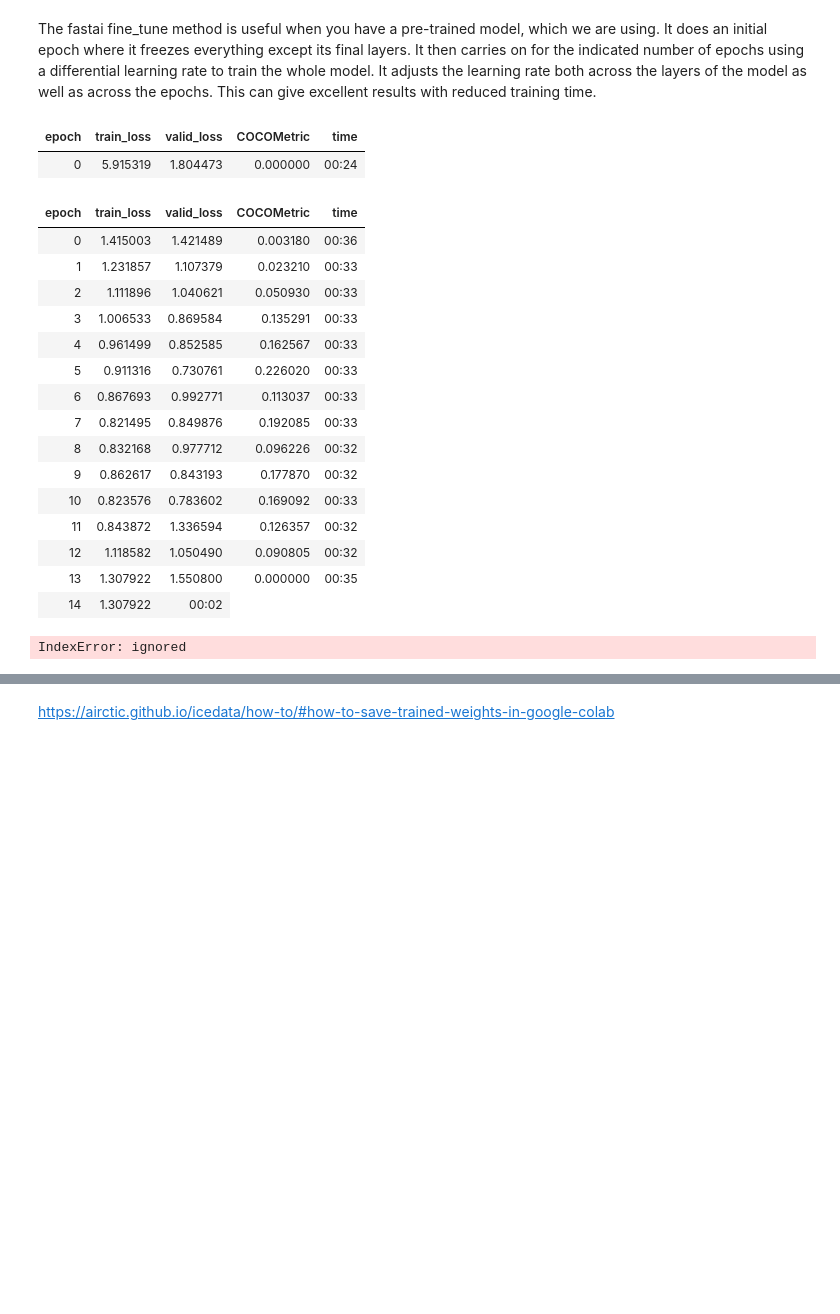
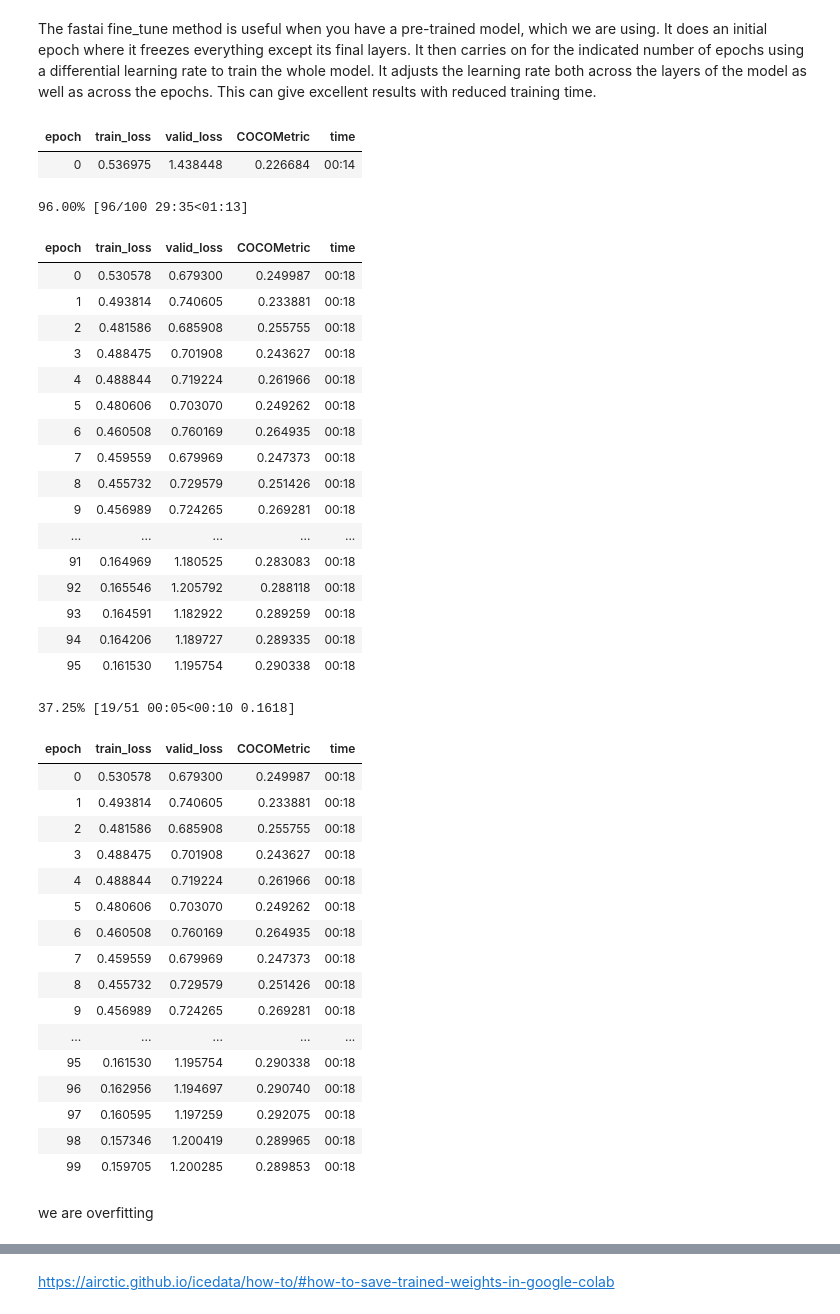
Before and after one commit to robmarkcole/fire-detection-from-images, a Jupyter notebook: pytorch/icevision/icevision_firenet_retinanet.ipynb, the cells around one changed output, grey strips where cells are left out. Cells and saved outputs as stored; diff of their text form; code cells hidden in the pictures; blank space fills up the shorter version.

```diff
--- a/pytorch/icevision/icevision_firenet_retinanet.ipynb
+++ b/pytorch/icevision/icevision_firenet_retinanet.ipynb
@@ -121,6 +134,12 @@ Downloading: "https://download.pytorch.org/models/retinanet_resnet50_fpn_coco-ee
+# %%
+model_type = models.torchvision.retinanet
+backbone = model_type.backbones.resnet50_fpn
+# %%
+# Instantiate the mdoel
+model = model_type.model(backbone=backbone(pretrained=True), num_classes=len(parser.class_map))
 # %% [markdown]
 Each model has its own dataloader (a pytorch `DataLoader`) that could be customized: the dataloaders for the RCNN models have a custom collate function.
 # %%
-# DataLoaders
-train_dl = retinanet.train_dl(train_ds, batch_size=16, num_workers=4, shuffle=True)
-valid_dl = retinanet.valid_dl(valid_ds, batch_size=16, num_workers=4, shuffle=False)
+# Data Loaders
+train_dl = model_type.train_dl(train_ds, batch_size=8, num_workers=4, shuffle=True)
+valid_dl = model_type.valid_dl(valid_ds, batch_size=8, num_workers=4, shuffle=False)
@@ -137,6 +146,5 @@ Here we are going to be using the well established COCOMetric, which reports on
 # %%
 metrics = [COCOMetric(metric_type=COCOMetricType.bbox)]
 # %%
-# Fastai Learner
-learn = retinanet.fastai.learner(dls=[train_dl, valid_dl], model=model, metrics=metrics)
+learn = model_type.fastai.learner(dls=[train_dl, valid_dl], model=model, metrics=metrics)
 # %%
@@ -148,25 +156,46 @@ IndexError: ignored
 # %% [markdown]
 The fastai fine_tune method is useful when you have a pre-trained model, which we are using. It does an initial epoch where it freezes everything except its final layers. It then carries on for the indicated number of epochs using a differential learning rate to train the whole model. It adjusts the learning rate both across the layers of the model as well as across the epochs. This can give excellent results with reduced training time.
 # %%
-learn.fine_tune(50, 3e-3, freeze_epochs=1)
+learn.fine_tune(100, 1e-3, freeze_epochs=1)
 # %% [output]
 | epoch | train_loss | valid_loss | COCOMetric | time |
-| 0 | 5.915319 | 1.804473 | 0.000000 | 00:24 |
+| 0 | 0.536975 | 1.438448 | 0.226684 | 00:14 |
+96.00% [96/100 29:35<01:13]
 | epoch | train_loss | valid_loss | COCOMetric | time |
-| 0 | 1.415003 | 1.421489 | 0.003180 | 00:36 |
-| 1 | 1.231857 | 1.107379 | 0.023210 | 00:33 |
-| 2 | 1.111896 | 1.040621 | 0.050930 | 00:33 |
-| 3 | 1.006533 | 0.869584 | 0.135291 | 00:33 |
-| 4 | 0.961499 | 0.852585 | 0.162567 | 00:33 |
-| 5 | 0.911316 | 0.730761 | 0.226020 | 00:33 |
-| 6 | 0.867693 | 0.992771 | 0.113037 | 00:33 |
-| 7 | 0.821495 | 0.849876 | 0.192085 | 00:33 |
-| 8 | 0.832168 | 0.977712 | 0.096226 | 00:32 |
-| 9 | 0.862617 | 0.843193 | 0.177870 | 00:32 |
-| 10 | 0.823576 | 0.783602 | 0.169092 | 00:33 |
-| 11 | 0.843872 | 1.336594 | 0.126357 | 00:32 |
-| 12 | 1.118582 | 1.050490 | 0.090805 | 00:32 |
-| 13 | 1.307922 | 1.550800 | 0.000000 | 00:35 |
-| 14 | 1.307922 | 00:02 |
+| 0 | 0.530578 | 0.679300 | 0.249987 | 00:18 |
+| 1 | 0.493814 | 0.740605 | 0.233881 | 00:18 |
+| 2 | 0.481586 | 0.685908 | 0.255755 | 00:18 |
+| 3 | 0.488475 | 0.701908 | 0.243627 | 00:18 |
+| 4 | 0.488844 | 0.719224 | 0.261966 | 00:18 |
+| 5 | 0.480606 | 0.703070 | 0.249262 | 00:18 |
+| 6 | 0.460508 | 0.760169 | 0.264935 | 00:18 |
+| 7 | 0.459559 | 0.679969 | 0.247373 | 00:18 |
+| 8 | 0.455732 | 0.729579 | 0.251426 | 00:18 |
+| 9 | 0.456989 | 0.724265 | 0.269281 | 00:18 |
+| ... | ... | ... | ... | ... |
+| 91 | 0.164969 | 1.180525 | 0.283083 | 00:18 |
+| 92 | 0.165546 | 1.205792 | 0.288118 | 00:18 |
+| 93 | 0.164591 | 1.182922 | 0.289259 | 00:18 |
+| 94 | 0.164206 | 1.189727 | 0.289335 | 00:18 |
+| 95 | 0.161530 | 1.195754 | 0.290338 | 00:18 |
-IndexError: ignored
+37.25% [19/51 00:05<00:10 0.1618]
+| epoch | train_loss | valid_loss | COCOMetric | time |
+| 0 | 0.530578 | 0.679300 | 0.249987 | 00:18 |
+| 1 | 0.493814 | 0.740605 | 0.233881 | 00:18 |
+| 2 | 0.481586 | 0.685908 | 0.255755 | 00:18 |
+| 3 | 0.488475 | 0.701908 | 0.243627 | 00:18 |
+| 4 | 0.488844 | 0.719224 | 0.261966 | 00:18 |
+| 5 | 0.480606 | 0.703070 | 0.249262 | 00:18 |
+| 6 | 0.460508 | 0.760169 | 0.264935 | 00:18 |
+| 7 | 0.459559 | 0.679969 | 0.247373 | 00:18 |
+| 8 | 0.455732 | 0.729579 | 0.251426 | 00:18 |
+| 9 | 0.456989 | 0.724265 | 0.269281 | 00:18 |
+| ... | ... | ... | ... | ... |
+| 95 | 0.161530 | 1.195754 | 0.290338 | 00:18 |
+| 96 | 0.162956 | 1.194697 | 0.290740 | 00:18 |
+| 97 | 0.160595 | 1.197259 | 0.292075 | 00:18 |
+| 98 | 0.157346 | 1.200419 | 0.289965 | 00:18 |
+| 99 | 0.159705 | 1.200285 | 0.289853 | 00:18 |
+# %% [markdown]
+we are overfitting
 # %%
```
Also changed, not shown: parts of 29 cells of this notebook, 4 other files.
